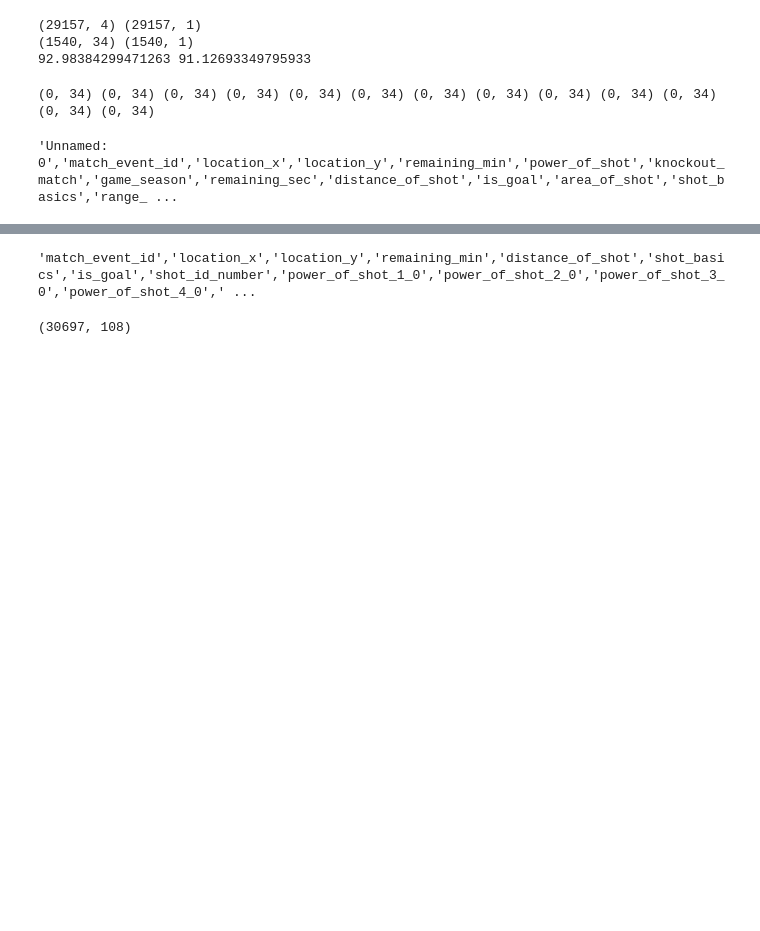
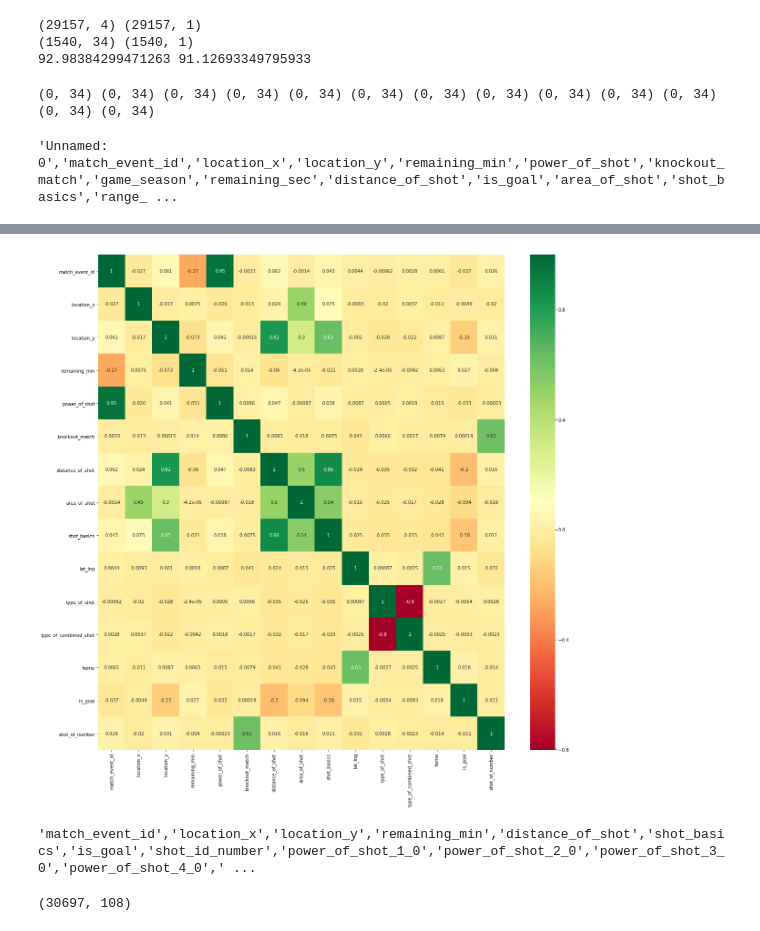
Before and after one commit to bhavi289/ZS, a Jupyter notebook: main.ipynb, the cells around one changed output, grey strips where cells are left out. Drawn from its saved outputs; the diff is of its cells as text; code cells hidden in the pictures; blank space fills up the shorter version.

```diff
--- a/main.ipynb
+++ b/main.ipynb
@@ -451,3 +537,31 @@ for col in df.columns:
+# %%
+'''
+    Correlation Matrix with Heatmap
+'''
+
+import seaborn as sns
+
+considering_features = ['match_event_id','location_x','location_y'\
+                        ,'remaining_min','power_of_shot','knockout_match'\
+                        ,'game_season', 'distance_of_shot','area_of_shot'\
+                        ,'shot_basics','lat_lng','type_of_shot'\
+                        ,'type_of_combined_shot', 'month','year','lower_range'\
+                        ,'upper_range','home',\
+                        'is_goal', 'shot_id_number'] # These 2 are not considered as training features
+
+
+dt = df.copy()
+
+dt = dt[considering_features]
+
+#get correlations of each features in dataset
+corrmat = dt.corr()
+top_corr_features = corrmat.index
+plt.figure(figsize=(20,20))
+#plot heat map
+g = sns.heatmap(dt[top_corr_features].corr(),annot=True,cmap="RdYlGn")
+# %% [output]
+[figure, added]
 # %%
 # considering_features = ['match_event_id','location_x','location_y'\
 #                         ,'remaining_min','power_of_shot','knockout_match'\
```
Also changed, not shown: parts of 6 cells of this notebook.
